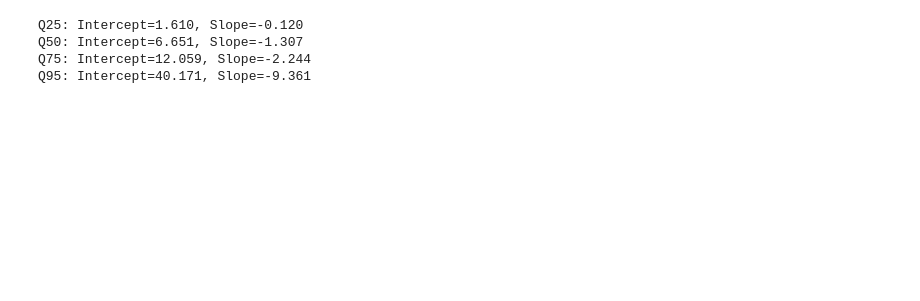
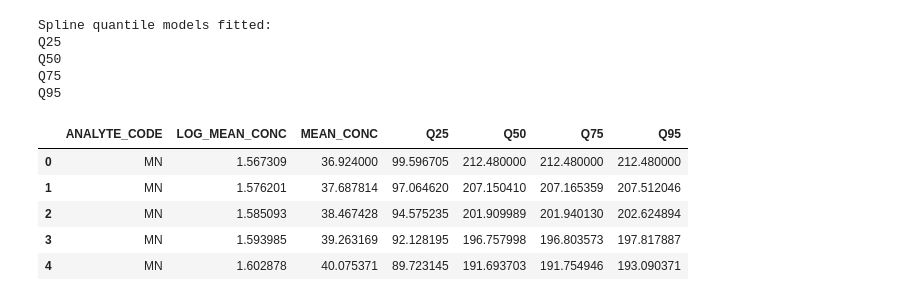
Before and after one commit to Jettiz/QUT-Capstone-Team-32-Datamine-QC-Quality-Control, a Jupyter notebook: notebooks/DUP__historical_reference_model.ipynb, the cells around one changed output. Saved outputs shown, nothing was run; the diff lists cells and outputs as text; code cells hidden in the pictures; blank space fills up the shorter version.

Commit message:
Develop duplicate historical spline quantile reference model

```diff
--- a/notebooks/DUP__historical_reference_model.ipynb
+++ b/notebooks/DUP__historical_reference_model.ipynb
@@ -232,2 +70,0 @@ import statsmodels.formula.api as smf
-# %%
-df_pilot["LOG_MEAN_CONC"] = np.log10(df_pilot["MEAN_CONC"])
@@ -234,41 +82,52 @@ df_pilot["LOG_MEAN_CONC"] = np.log10(df_pilot["MEAN_CONC"])
 # %%
-quantiles = [0.25, 0.50, 0.75, 0.95]
-
-models = {}
+# Fit nonlinear quantile regression models using B-splines
+spline_models = {}
 
 for q in quantiles:
-    models[q] = smf.quantreg(
-        "RPD ~ LOG_MEAN_CONC",
+    spline_models[q] = smf.quantreg(
+        "RPD ~ bs(LOG_MEAN_CONC, df=4, degree=3)",
         df_pilot
     ).fit(q=q)
 
-    print(
-        f"Q{int(q * 100):02d}: "
-        f"Intercept={models[q].params['Intercept']:.3f}, "
-        f"Slope={models[q].params['LOG_MEAN_CONC']:.3f}"
-    )
+print("Spline quantile models fitted:")
+for q in quantiles:
+    print(f"Q{int(q * 100):02d}")
 # %% [output]
-Q25: Intercept=1.610, Slope=-0.120
-Q50: Intercept=6.651, Slope=-1.307
-Q75: Intercept=12.059, Slope=-2.244
-Q95: Intercept=40.171, Slope=-9.361
+Spline quantile models fitted:
+Q25
+Q50
+Q75
+Q95
 # %%
-# Generate concentration values across the observed MN range
+# Generate concentration values across the observed pilot analyte range
 x_grid = np.linspace(
     df_pilot["LOG_MEAN_CONC"].min(),
     df_pilot["LOG_MEAN_CONC"].max(),
     300
 )
 
-prediction_df = pd.DataFrame({
+# Create prediction grid and retain analyte identity
+spline_prediction_df = pd.DataFrame({
+    "ANALYTE_CODE": PILOT_ANALYTE,
     "LOG_MEAN_CONC": x_grid
 })
 
 # Convert back to original concentration for plotting
-prediction_df["MEAN_CONC"] = 10 ** prediction_df["LOG_MEAN_CONC"]
+spline_prediction_df["MEAN_CONC"] = (
+    10 ** spline_prediction_df["LOG_MEAN_CONC"]
+)
 
-# Generate fitted quantile values
+# Generate fitted spline quantile values
 for q in quantiles:
-    prediction_df[f"Q{int(q * 100):02d}"] = models[q].predict(
-        prediction_df
+    spline_prediction_df[f"Q{int(q * 100):02d}"] = (
+        spline_models[q].predict(spline_prediction_df)
     )
+
+spline_prediction_df.head()
+# %% [output]
+|  | ANALYTE_CODE | LOG_MEAN_CONC | MEAN_CONC | Q25 | Q50 | Q75 | Q95 |
+| 0 | MN | 1.567309 | 36.924000 | 99.596705 | 212.480000 | 212.480000 | 212.480000 |
+| 1 | MN | 1.576201 | 37.687814 | 97.064620 | 207.150410 | 207.165359 | 207.512046 |
+| 2 | MN | 1.585093 | 38.467428 | 94.575235 | 201.909989 | 201.940130 | 202.624894 |
+| 3 | MN | 1.593985 | 39.263169 | 92.128195 | 196.757998 | 196.803573 | 197.817887 |
+| 4 | MN | 1.602878 | 40.075371 | 89.723145 | 191.693703 | 191.754946 | 193.090371 |
```
Also changed, not shown: parts of 22 cells of this notebook.
